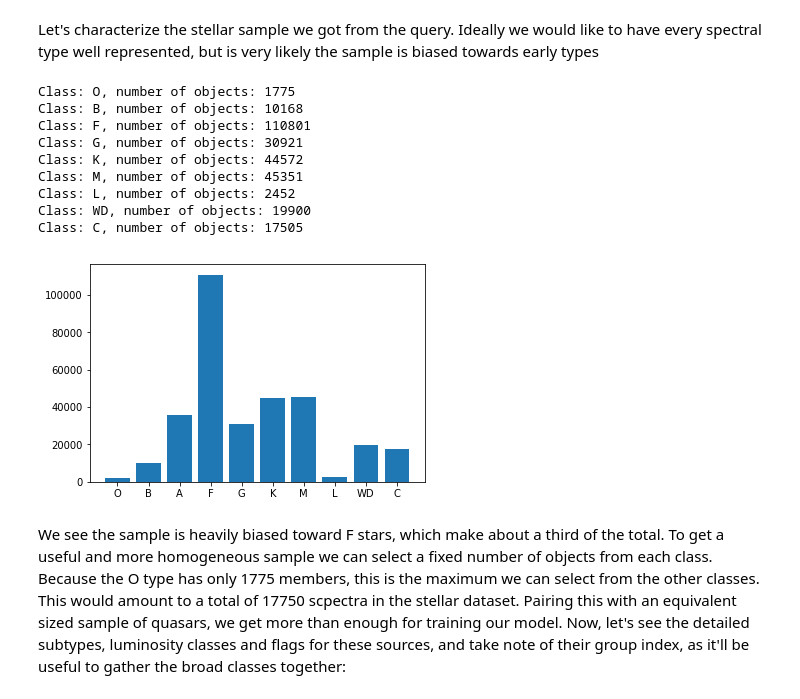
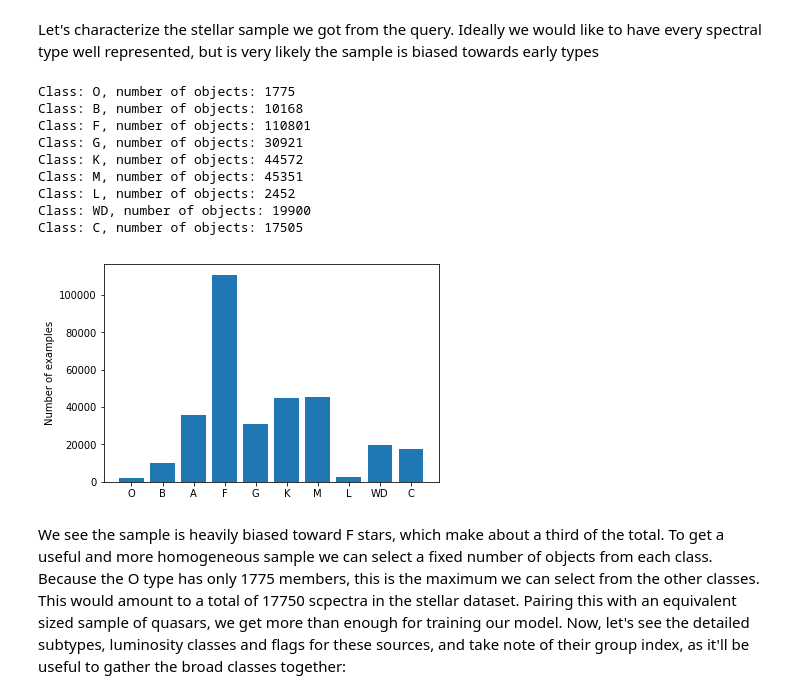
Before and after one commit to ManuelSolimano/mqc-nets, a Jupyter notebook: catalog_exploration.ipynb, the cells around one changed output. Drawn from its saved outputs; the diff is of its cells as text; code cells hidden in the pictures.

Commit message:
Added stellar spectral type distribution plot to README

```diff
--- a/catalog_exploration.ipynb
+++ b/catalog_exploration.ipynb
@@ -647,35 +647,36 @@ kiss = OrderedDict(O=0, B=0, A=0, F=0, G=0, K=0, M=0, L=0, WD=0, C=0)
 for i, key in enumerate(obj_by_type.groups.keys['subClass']):
     first = key[0]
     if first == 's':    # Lowercase s stands for narrow absorption lines, but are all F
         first = 'F'     # in this sample
 
     # White dwarfs
     elif 'CalciumWD' in key:
         first = 'WD'
     elif first == 'W':
         first = 'WD'
 
     freq  =  group_indices[i + 1] - group_indices[i]
     kiss[first] += freq
 
 
 for class_ in ['O', 'B', 'F', 'G', 'K', 'M', 'L', 'WD', 'C'] :
     print('Class: {}, number of objects: {}'.format(class_, kiss[class_]))
 
 plt.bar(range(len(kiss)), kiss.values(), align='center');
 plt.xticks(range(len(kiss)), list(kiss.keys()));
-# plt.savefig('plots/star_population.png', dpi=400)
+plt.ylabel(r'Number of examples')
+plt.savefig('plots/star_population.png', dpi=400)
 # %% [output]
 Class: O, number of objects: 1775
 Class: B, number of objects: 10168
 Class: F, number of objects: 110801
 Class: G, number of objects: 30921
 Class: K, number of objects: 44572
 Class: M, number of objects: 45351
 Class: L, number of objects: 2452
 Class: WD, number of objects: 19900
 Class: C, number of objects: 17505
-[figure, old version]
+[figure, new version]
 # %% [markdown]
 We see the sample is heavily biased toward F stars, which make about a third of the total. To get a useful and more homogeneous sample we can select a fixed number of objects from each class. Because the O type has only 1775 members, this is the maximum we can select from the other classes.  This would amount to a total of 17750 scpectra in the stellar dataset. Pairing this with an equivalent sized sample of quasars, we get more than enough for training our model. Now, let's see the detailed subtypes, luminosity classes and flags for these sources, and take note of their group index, as it'll be useful to gather the broad classes together:
 # %%
```
Also changed, not shown: 3 other files.
